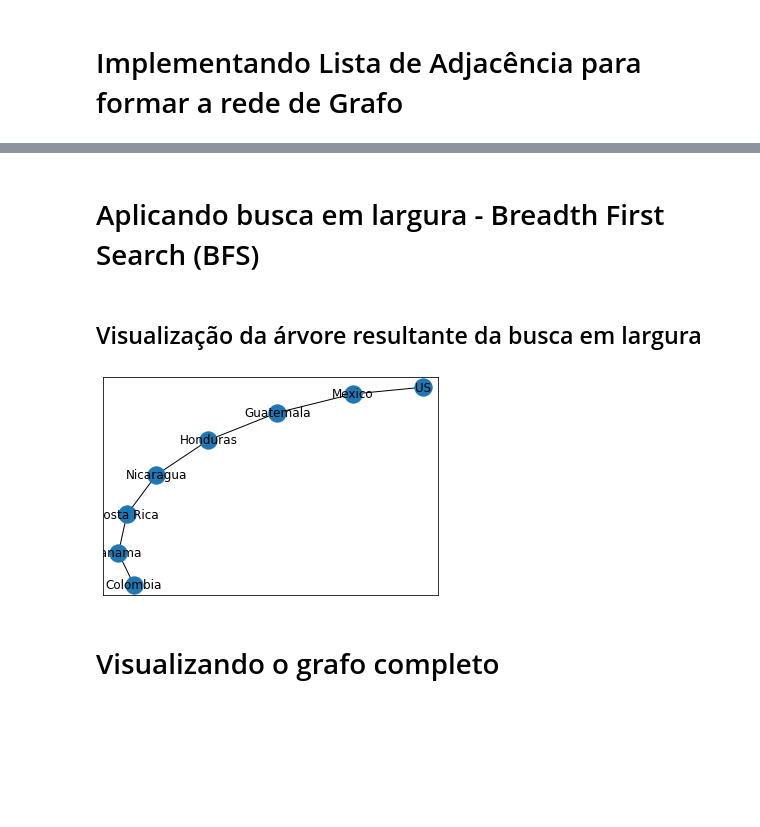
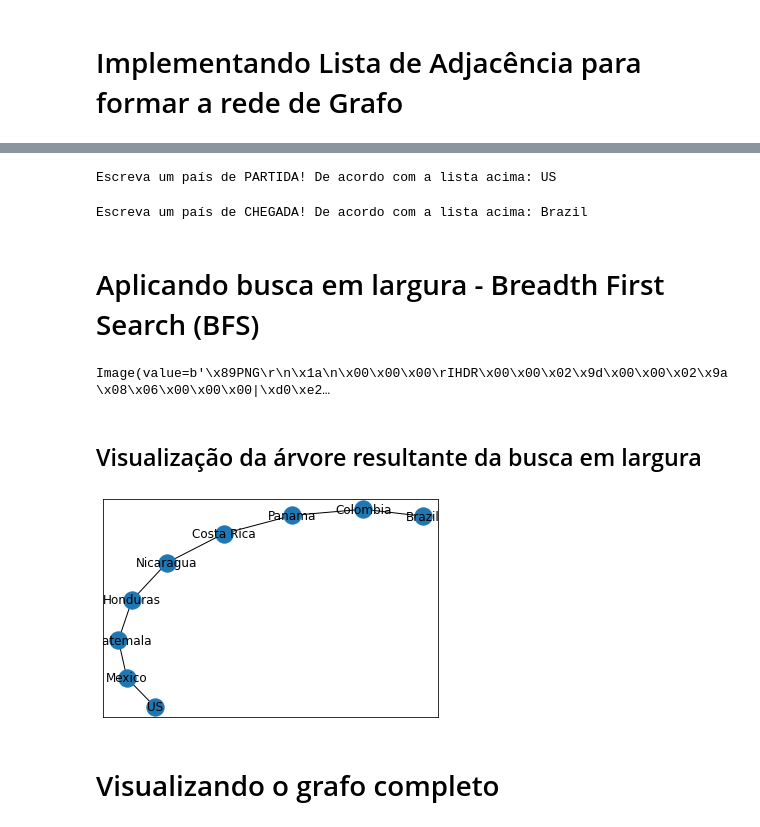
Before and after one commit to projeto-de-algoritmos/Grafos1_Cities, a Jupyter notebook: Grafos1_Cities.ipynb, the cells around one changed output, grey strips where cells are left out. Drawn from its saved outputs; the diff is of its cells as text; code cells hidden in the pictures; blank space fills up the shorter version.

Commit message:
📦 NEW: Create resultant graph based on user interaction

```diff
--- a/Grafos1_Cities.ipynb
+++ b/Grafos1_Cities.ipynb
@@ -27,3 +39,15 @@ Using run: Run('TouristPreProcessing/1599338338943399')
+# %%
+start = input("Escreva um país de PARTIDA! De acordo com a lista acima: ")
+while start not in run.data.df_border.country_name.unique():
+    start = input("Escreva um país de PARTIDA! De acordo com a lista acima: ")
+# %% [output]
+Escreva um país de PARTIDA! De acordo com a lista acima: US
+# %%
+end = input("Escreva um país de CHEGADA! De acordo com a lista acima: ")
+while end not in run.data.df_border.country_name.unique():
+    end = input("Escreva um país de CHEGADA! De acordo com a lista acima: ")
+# %% [output]
+Escreva um país de CHEGADA! De acordo com a lista acima: Brazil
 # %%
 graph = defaultdict(list)
 for item in run.data.df_border.country_name.unique():
@@ -55,6 +79,35 @@ def bfs(graph, start, end):
                         queue.append(adjacent)
                         visited[adjacent] = True
 
-country_path = bfs(graph, 'Colombia', 'US')
+
+country_path = bfs(graph, start, end)
+if country_path:
+    resultant_tree = nx.Graph()
+    i, j = 0, 1
+    while j < len(country_path):
+        resultant_tree.add_edge(country_path[i], country_path[j])
+        i += 1
+        j += 1
+    file = open("data/happyTourist.png", "rb")
+    image = file.read()
+    resultant_image = widgets.Image(
+                                value=image,
+                                format='png',
+                                width=300,
+                                height=400,
+                            )
+else:
+    file = open("data/sadTourist.png", "rb")
+    image = file.read()
+    resultant_image = widgets.Image(
+                                value=image,
+                                format='png',
+                                width=300,
+                                height=400,
+                            )
+# %%
+resultant_image
+# %% [output]
+Image(value=b'\x89PNG\r\n\x1a\n\x00\x00\x00\rIHDR\x00\x00\x02\x9d\x00\x00\x02\x9a\x08\x06\x00\x00\x00|\xd0\xe2…
 # %% [markdown]
 ## Visualização da árvore resultante da busca em largura
@@ -68,7 +114,8 @@ while j < len(country_path):
 # %%
-nx.draw_networkx(resultant_tree)
+if country_path:
+    nx.draw_networkx(resultant_tree)
 # %% [output]
-[figure, old version]
+[figure, new version]
 # %% [markdown]
 # Visualizando o grafo completo
 # %%
```
Also changed, not shown: parts of 14 cells of this notebook.
